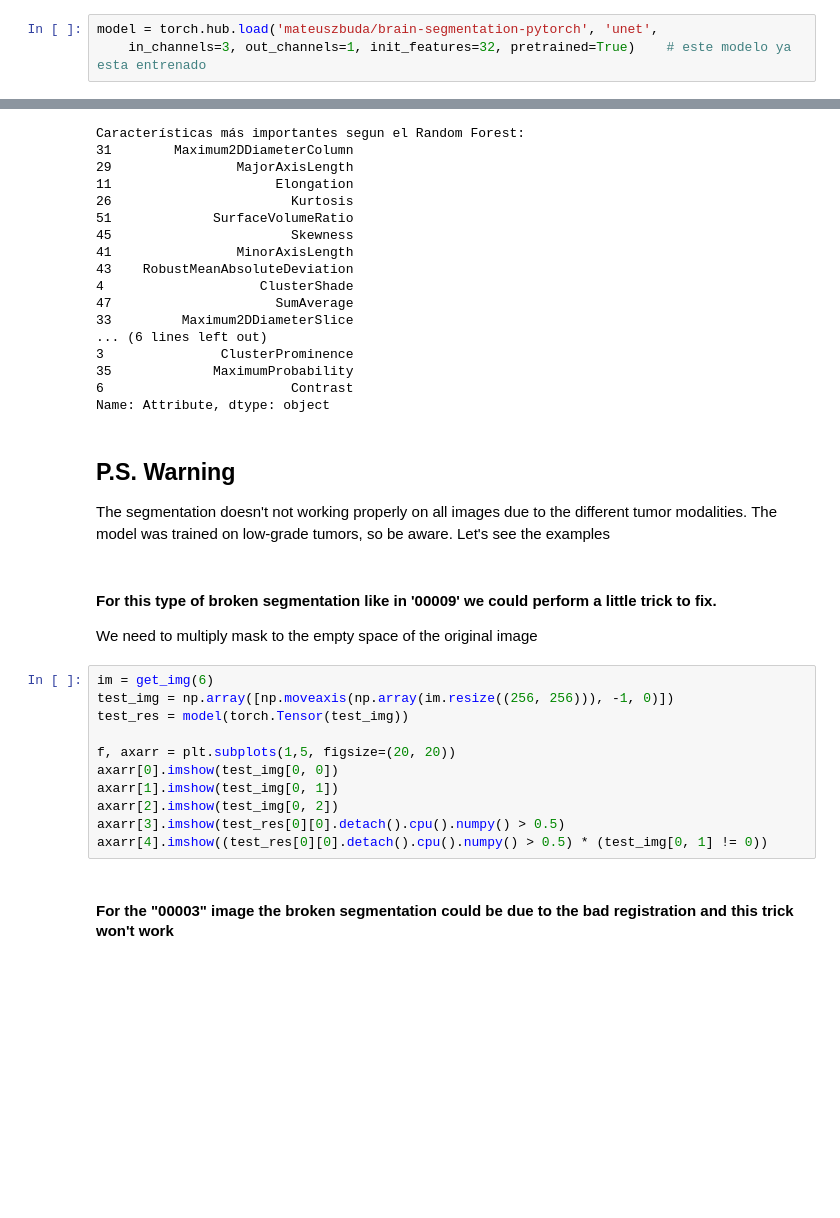
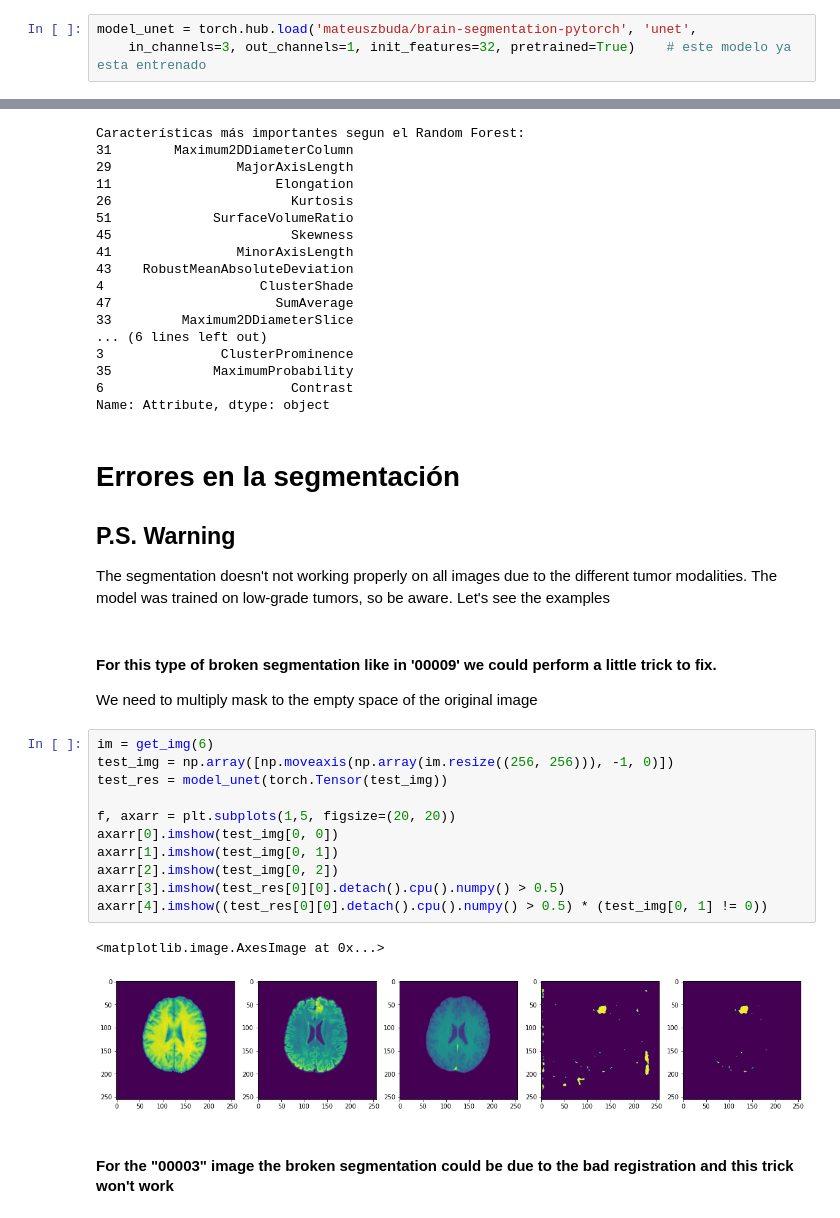
Before and after one commit to sosanzma/Tumor_Segmentation_Features_, a Jupyter notebook: registraion-segmentation-features.ipynb, the cells around one changed output, grey strips where cells are left out. Saved outputs shown, nothing was run; the diff lists cells and outputs as text; blank space fills up the shorter version.

Commit message:
Kaggle Notebook | Registraion->Segmentation->Features | Version 6

```diff
--- a/registraion-segmentation-features.ipynb
+++ b/registraion-segmentation-features.ipynb
@@ -111,4 +127,4 @@ Wall time: 17.4 µs
 # %%
-model = torch.hub.load('mateuszbuda/brain-segmentation-pytorch', 'unet',
+model_unet = torch.hub.load('mateuszbuda/brain-segmentation-pytorch', 'unet',
     in_channels=3, out_channels=1, init_features=32, pretrained=True)    # este modelo ya esta entrenado
 # %% [output]
@@ -576,6 +584,8 @@ Características más importantes segun el Random Forest:
 6                        Contrast
 Name: Attribute, dtype: object
 # %% [markdown]
+# Errores en la segmentación
+
 ## P.S. Warning
 The segmentation doesn't not working properly on all images due to the different tumor modalities. The model was trained on low-grade tumors, so be aware. Let's see the examples
 # %% [markdown]
@@ -584,14 +594,17 @@ We need to multiply mask to the empty space of the original image
 # %%
 im = get_img(6)
 test_img = np.array([np.moveaxis(np.array(im.resize((256, 256))), -1, 0)])
-test_res = model(torch.Tensor(test_img))
+test_res = model_unet(torch.Tensor(test_img))
 
 f, axarr = plt.subplots(1,5, figsize=(20, 20))
 axarr[0].imshow(test_img[0, 0])
 axarr[1].imshow(test_img[0, 1])
 axarr[2].imshow(test_img[0, 2])
 axarr[3].imshow(test_res[0][0].detach().cpu().numpy() > 0.5)
 axarr[4].imshow((test_res[0][0].detach().cpu().numpy() > 0.5) * (test_img[0, 1] != 0))
+# %% [output]
+<matplotlib.image.AxesImage at 0x...>
+[figure, added]
 # %% [markdown]
 #### For the "00003" image the broken segmentation could be due to the bad registration and this trick won't work
 # %%
```
Also changed, not shown: parts of 23 cells of this notebook.
